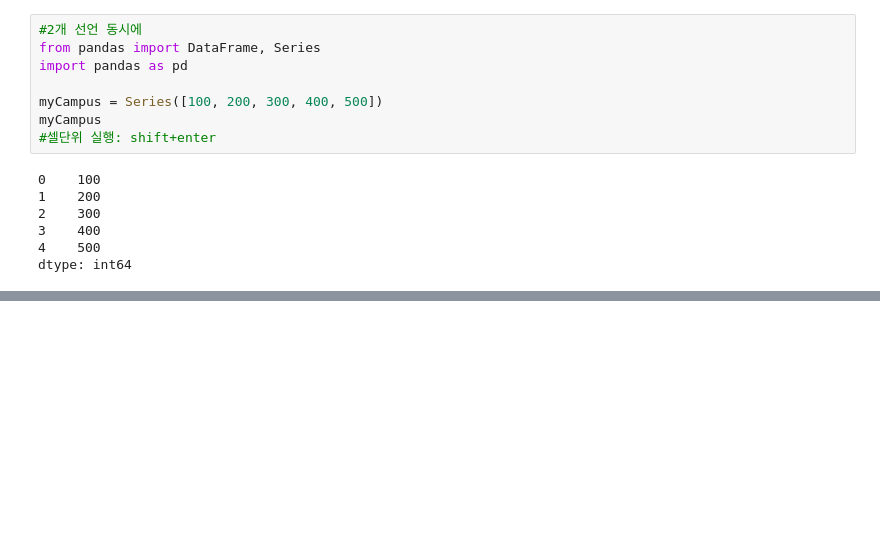
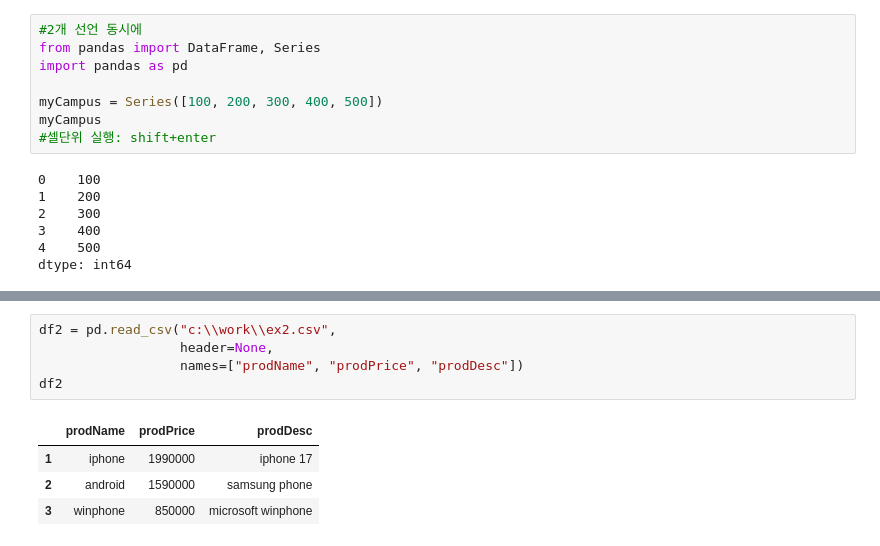
Before and after one commit to eej2-cloud/python261026, a Jupyter notebook: demopandas.ipynb, the cells around one changed output, grey strips where cells are left out. Cells and saved outputs as stored; diff of their text form; blank space fills up the shorter version.

```diff
--- a/demopandas.ipynb
+++ b/demopandas.ipynb
@@ -29,0 +75,10 @@ dtype: int64
+# %%
+df2 = pd.read_csv("c:\\work\\ex2.csv",
+                  header=None,
+                  names=["prodName", "prodPrice", "prodDesc"])
+df2
+# %% [output]
+|  | prodName | prodPrice | prodDesc |
+| 1 | iphone | 1990000 | iphone 17 |
+| 2 | android | 1590000 | samsung phone |
+| 3 | winphone | 850000 | microsoft winphone |
```
Also changed, not shown: parts of 7 cells of this notebook, 23 other files.
